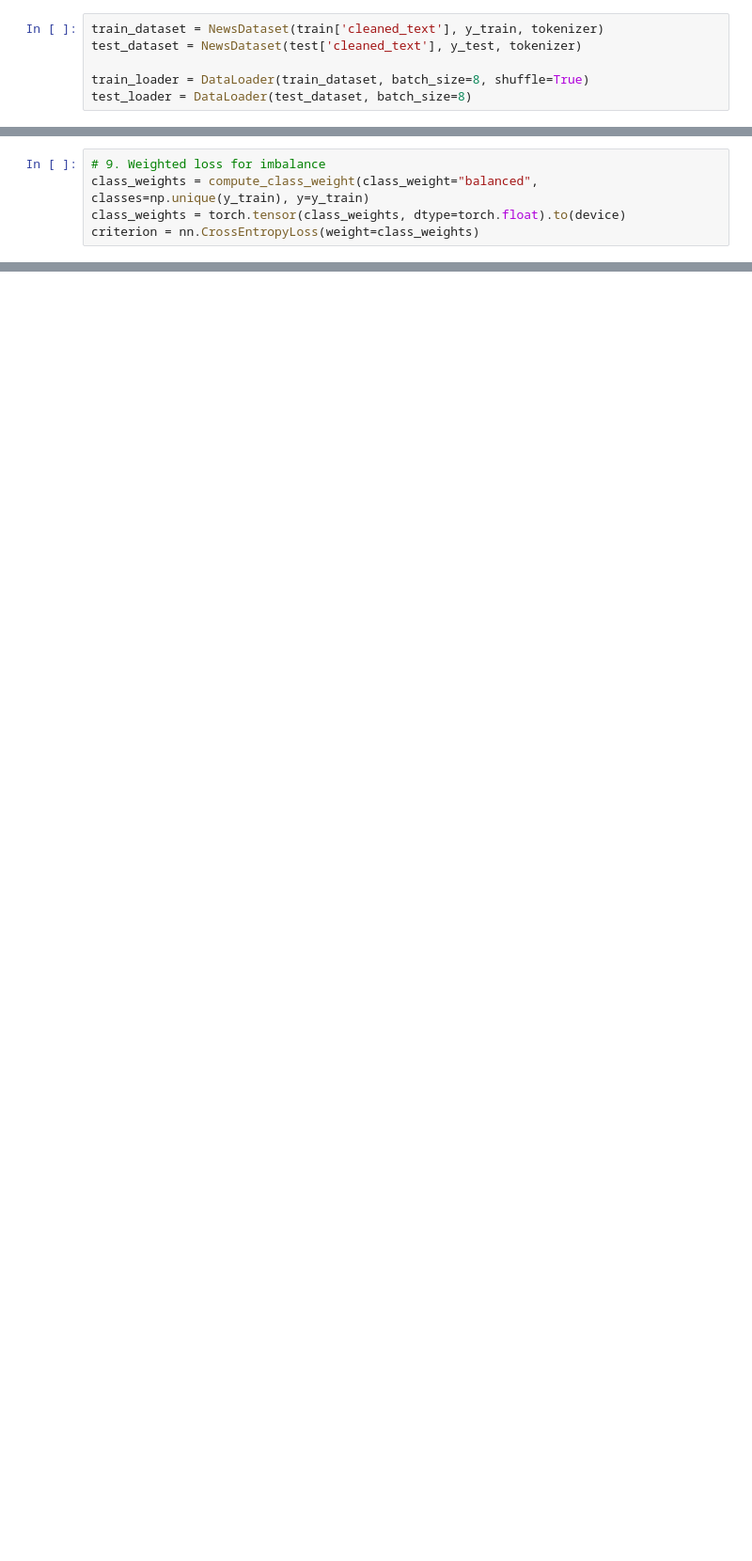
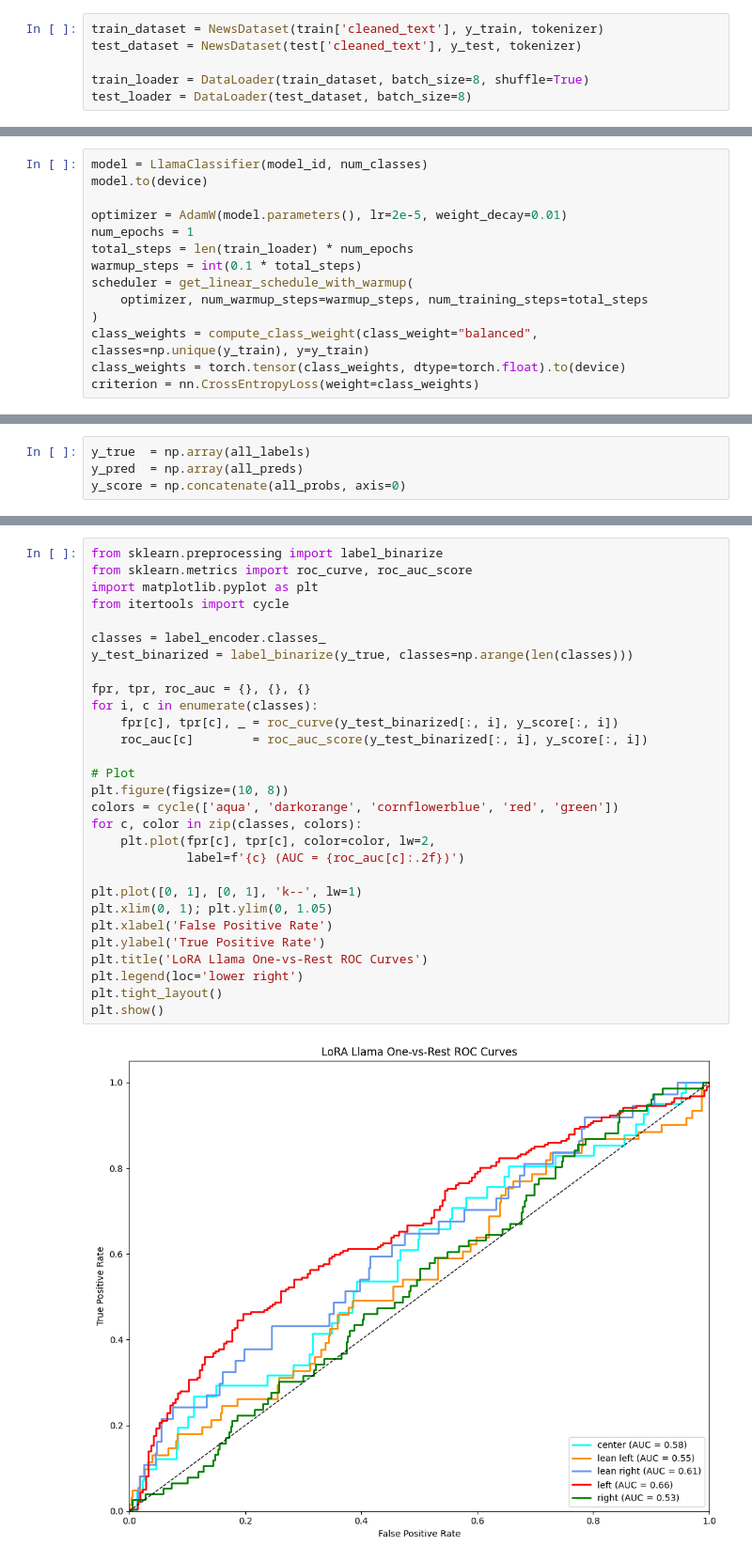
Before and after one commit to foongming/CS5242Project, a Jupyter notebook: llama_lora.ipynb, the cells around one changed output, grey strips where cells are left out. Shown at 94% size. Drawn from its saved outputs; the diff is of its cells as text; blank space fills up the shorter version.

```diff
--- a/llama_lora.ipynb
+++ b/llama_lora.ipynb
@@ -125,5 +115,14 @@ Linear(in_features=2048, out_features=5, bias=True)
 # %%
-# 9. Weighted loss for imbalance
+model = LlamaClassifier(model_id, num_classes)
+model.to(device)
+
+optimizer = AdamW(model.parameters(), lr=2e-5, weight_decay=0.01)
+num_epochs = 1
+total_steps = len(train_loader) * num_epochs
+warmup_steps = int(0.1 * total_steps)
+scheduler = get_linear_schedule_with_warmup(
+    optimizer, num_warmup_steps=warmup_steps, num_training_steps=total_steps
+)
 class_weights = compute_class_weight(class_weight="balanced", classes=np.unique(y_train), y=y_train)
 class_weights = torch.tensor(class_weights, dtype=torch.float).to(device)
 criterion = nn.CrossEntropyLoss(weight=class_weights)
@@ -197,0 +207,4 @@ weighted avg       0.01      0.08      0.01       445
+# %%
+y_true  = np.array(all_labels)
+y_pred  = np.array(all_preds)
+y_score = np.concatenate(all_probs, axis=0)
@@ -197,0 +255,31 @@ weighted avg       0.01      0.08      0.01       445
+# %%
+from sklearn.preprocessing import label_binarize
+from sklearn.metrics import roc_curve, roc_auc_score
+import matplotlib.pyplot as plt
+from itertools import cycle
+
+classes = label_encoder.classes_
+y_test_binarized = label_binarize(y_true, classes=np.arange(len(classes)))
+
+fpr, tpr, roc_auc = {}, {}, {}
+for i, c in enumerate(classes):
+    fpr[c], tpr[c], _ = roc_curve(y_test_binarized[:, i], y_score[:, i])
+    roc_auc[c]        = roc_auc_score(y_test_binarized[:, i], y_score[:, i])
+
+# Plot
+plt.figure(figsize=(10, 8))
+colors = cycle(['aqua', 'darkorange', 'cornflowerblue', 'red', 'green'])
+for c, color in zip(classes, colors):
+    plt.plot(fpr[c], tpr[c], color=color, lw=2,
+             label=f'{c} (AUC = {roc_auc[c]:.2f})')
+
+plt.plot([0, 1], [0, 1], 'k--', lw=1)
+plt.xlim(0, 1); plt.ylim(0, 1.05)
+plt.xlabel('False Positive Rate')
+plt.ylabel('True Positive Rate')
+plt.title('LoRA Llama One-vs-Rest ROC Curves')
+plt.legend(loc='lower right')
+plt.tight_layout()
+plt.show()
+# %% [output]
+[figure, added]
```
Also changed, not shown: parts of 24 cells of this notebook, 1 other file.
